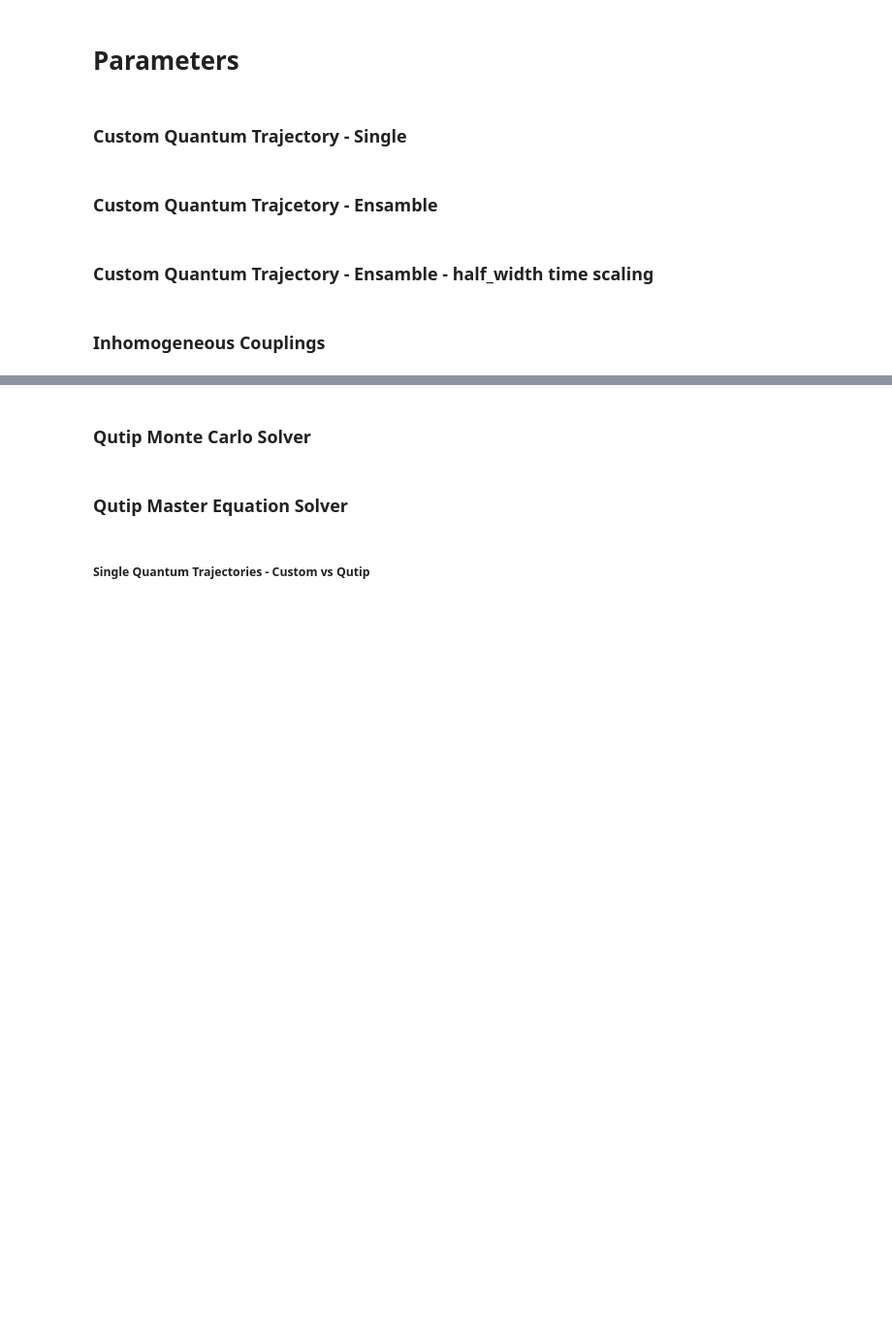
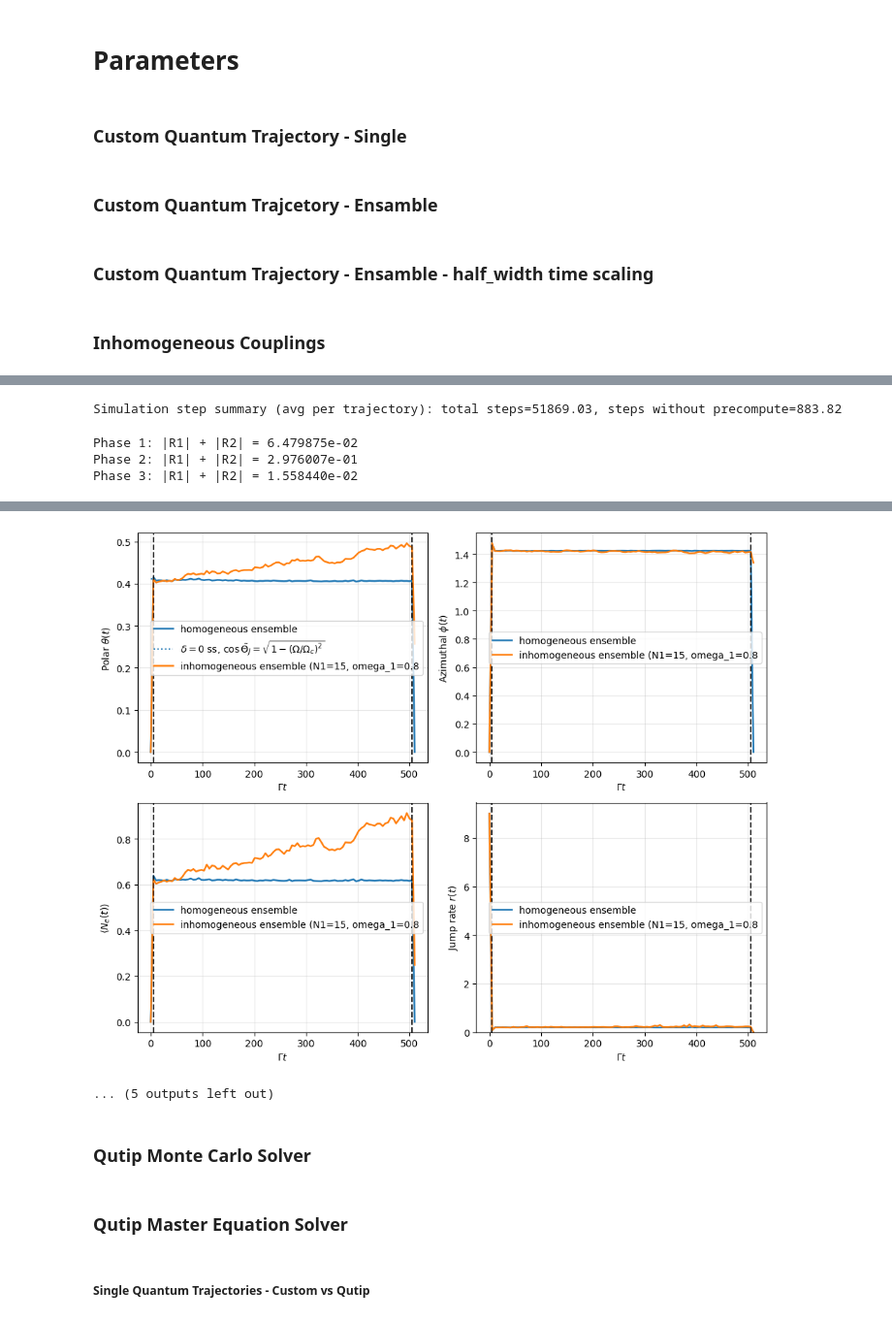
Before and after one commit to AsharKamal98/cavity-OAT, a Jupyter notebook: main.ipynb, the cells around one changed output, grey strips where cells are left out. Shown at 97% size. Drawn from its saved outputs; the diff is of its cells as text; code cells hidden in the pictures; blank space fills up the shorter version.

```diff
--- a/main.ipynb
+++ b/main.ipynb
@@ -457,6 +457,7 @@ def compare_homogeneous_vs_inhomogeneous(
 ):
     import time
 
+    from common.utils import Omega_Gamma_from_cavity_parameters
     from quantum_trajectories.state_helpers import (
         centered_sector_initial_coeffs,
         centered_group_resolved_sector_initial_coeffs,
@@ -471,6 +472,11 @@ def compare_homogeneous_vs_inhomogeneous(
         plot_inhomogeneous_group_angles,
         plot_inhomogeneous_mfe_residuals,
     )
+    from quantum_trajectories.dephasing_diagnostics import plot_compare_dephasing_bloch_lengths
+    from quantum_trajectories.squeezing import (
+        plot_generalized_xi,
+        plot_inhomogeneous_generalized_xi,
+    )
 
     # Model and parameters
     Omega_ratio = 0.4
@@ -484,9 +490,10 @@ def compare_homogeneous_vs_inhomogeneous(
     Omega0 = Omega_ratio * omega_c(N_J, Gamma)
     # Omega0 = Omega0_from_N_Gamma(N, Gamma)
 
+
     phases = default_three_phase_protocol(
         T1=5.0,
-        T2=10.0,
+        T2=500.0,
         T3=5.0,
         delta0=delta0,
         Omega0=Omega0,
@@ -552,10 +559,11 @@ def compare_homogeneous_vs_inhomogeneous(
         verbose=True,
     )
     homogeneous_runtime = time.perf_counter() - t0
-    homogeneous_avg = make_averaged_result(
+    homogeneous_observables = ensemble_observables(
         homogeneous_ensemble,
-        ensemble_observables(homogeneous_ensemble, n_processes=n_processes),
+        n_processes=n_processes,
     )
+    homogeneous_avg = make_averaged_result(homogeneous_ensemble, homogeneous_observables)
 
     t0 = time.perf_counter()
     inhomogeneous_ensemble = run_trajectory_ensemble(
@@ -565,7 +573,7 @@ def compare_homogeneous_vs_inhomogeneous(
         sector_coeffs=inhomogeneous_sector_coeffs,
         dt=dt,
         num_snapshots=num_snapshots,
-        seed=2222,
+        seed=seed,
         ntraj=ntraj,
         shifted_jump_operator=shifted_jump_operator,
         omega_1=omega_1,
@@ -576,10 +584,11 @@ def compare_homogeneous_vs_inhomogeneous(
         verbose=True,
     )
     inhomogeneous_runtime = time.perf_counter() - t0
-    inhomogeneous_avg = make_averaged_result(
+    inhomogeneous_observables = ensemble_observables(
         inhomogeneous_ensemble,
-        ensemble_observables(inhomogeneous_ensemble, n_processes=n_processes),
+        n_processes=n_processes,
     )
+    inhomogeneous_avg = make_averaged_result(inhomogeneous_ensemble, inhomogeneous_observables)
 
     output_dir = Path("output")
     output_dir.mkdir(exist_ok=True)
@@ -609,28 +618,49 @@ def compare_homogeneous_vs_inhomogeneous(
         output_path=output_dir / "inhomogeneous_group_angles.png",
     )
 
-    print(f"Homogeneous runtime: {homogeneous_runtime:.3f} s")
-    print(f"Inhomogeneous runtime (N_J1=0): {inhomogeneous_runtime:.3f} s")
-    if homogeneous_runtime > 0.0:
-        print(f"Runtime ratio (inhom / hom): {inhomogeneous_runtime / homogeneous_runtime:.3f}")
+    plot_compare_dephasing_bloch_lengths(
+        homogeneous_ensemble,
+        inhomogeneous_ensemble,
+        homogeneous_averaged_observables=homogeneous_observables,
+        inhomogeneous_averaged_observables=inhomogeneous_observables,
+        n_processes=n_processes,
+        output_path=output_dir / "inhomogeneous_dephasing_vs_homogeneous.png",
+    )
+    plot_generalized_xi(
+        homogeneous_ensemble,
+        n_processes=n_processes,
+        averaged_observables=homogeneous_observables,
+        output_path=output_dir / "homogeneous_squeezing.png",
+    )
+    plot_inhomogeneous_generalized_xi(
+        inhomogeneous_ensemble,
+        n_processes=n_processes,
+        output_path=output_dir / "inhomogeneous_squeezing.png",
+    )
 
-    print(f"Homogeneous average jump count: {np.mean([traj.jump_count for traj in homogeneous_ensemble.trajectories]):.6f}")
-    print(f"Inhomogeneous average jump count: {np.mean([traj.jump_count for traj in inhomogeneous_ensemble.trajectories]):.6f}")
+    # print(f"Homogeneous runtime: {homogeneous_runtime:.3f} s")
+    # print(f"Inhomogeneous runtime (N_J1=0): {inhomogeneous_runtime:.3f} s")
+    # if homogeneous_runtime > 0.0:
+    #     print(f"Runtime ratio (inhom / hom): {inhomogeneous_runtime / homogeneous_runtime:.3f}")
 
-    for key in ("Jx", "Jy", "Jz", "N_e", "jump_rate"):
-        hom = np.asarray(getattr(homogeneous_avg.observables, key), dtype=float)
-        inh = np.asarray(getattr(inhomogeneous_avg.observables, key), dtype=float)
-        print(f"max |{key}_hom - {key}_inh| = {np.max(np.abs(hom - inh)):.6e}")
+    # print(f"Homogeneous average jump count: {np.mean([traj.jump_count for traj in homogeneous_ensemble.trajectories]):.6f}")
+    # print(f"Inhomogeneous average jump count: {np.mean([traj.jump_count for traj in inhomogeneous_ensemble.trajectories]):.6f}")
+
+    # for key in ("Jx", "Jy", "Jz", "N_e", "jump_rate"):
+    #     hom = np.asarray(getattr(homogeneous_avg.observables, key), dtype=float)
+    #     inh = np.asarray(getattr(inhomogeneous_avg.observables, key), dtype=float)
+    #     print(f"max |{key}_hom - {key}_inh| = {np.max(np.abs(hom - inh)):.6e}")
 
 
 compare_homogeneous_vs_inhomogeneous(
-    N=50,
-    dN=2,
-    N1=25,
+    N=30,
+    dN=3,
+    N1=15,
     dt=1e-2,
     Gamma=1.0,
-    ntraj=100,
+    ntraj=90,
     shifted_jump_operator=True,
-    omega_1=0.75,
-    n_processes=-1,
+    omega_1=0.8,
+    n_processes=9,
 )
+# %% [output]
@@ -636,0 +673,4 @@ compare_homogeneous_vs_inhomogeneous(
+Simulation step summary (avg per trajectory): total steps=51869.03, steps without precompute=883.82
+Phase 1: |R1| + |R2| = 6.479875e-02
+Phase 2: |R1| + |R2| = 2.976007e-01
+Phase 3: |R1| + |R2| = 1.558440e-02
@@ -637,3 +690,5 @@ compare_homogeneous_vs_inhomogeneous(
+[figure, added]
+... (5 outputs left out)
 # %% [markdown]
 ### Qutip Monte Carlo Solver
 # %%
```
Also changed, not shown: parts of 7 cells of this notebook, 26 other files.
